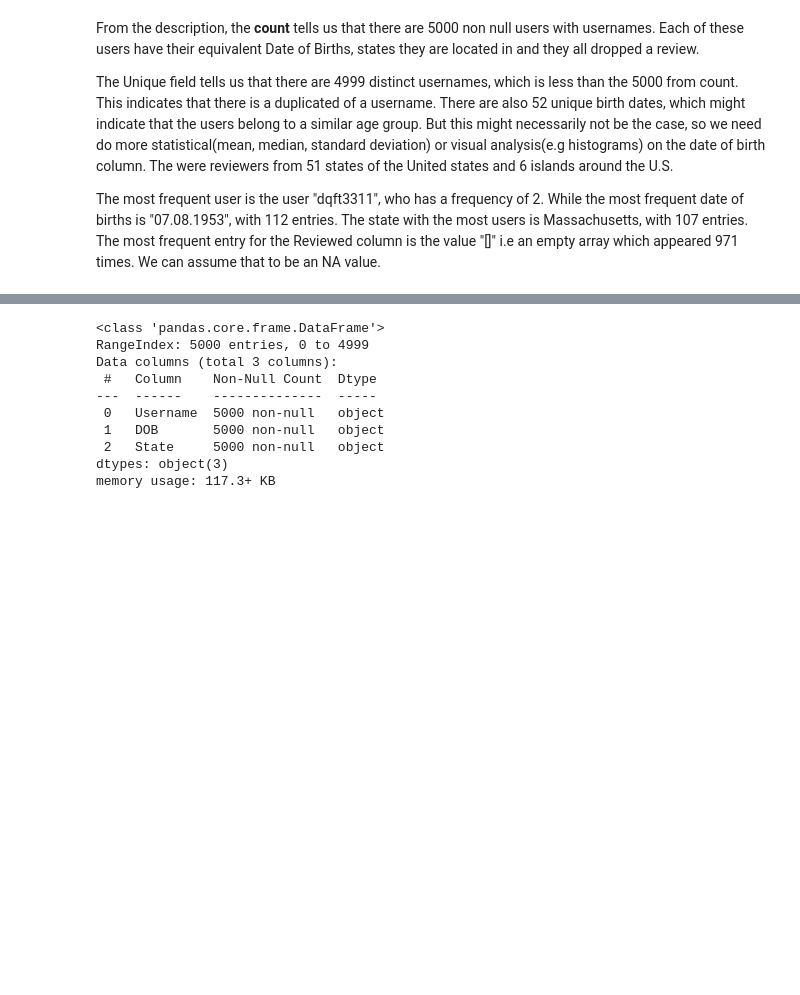
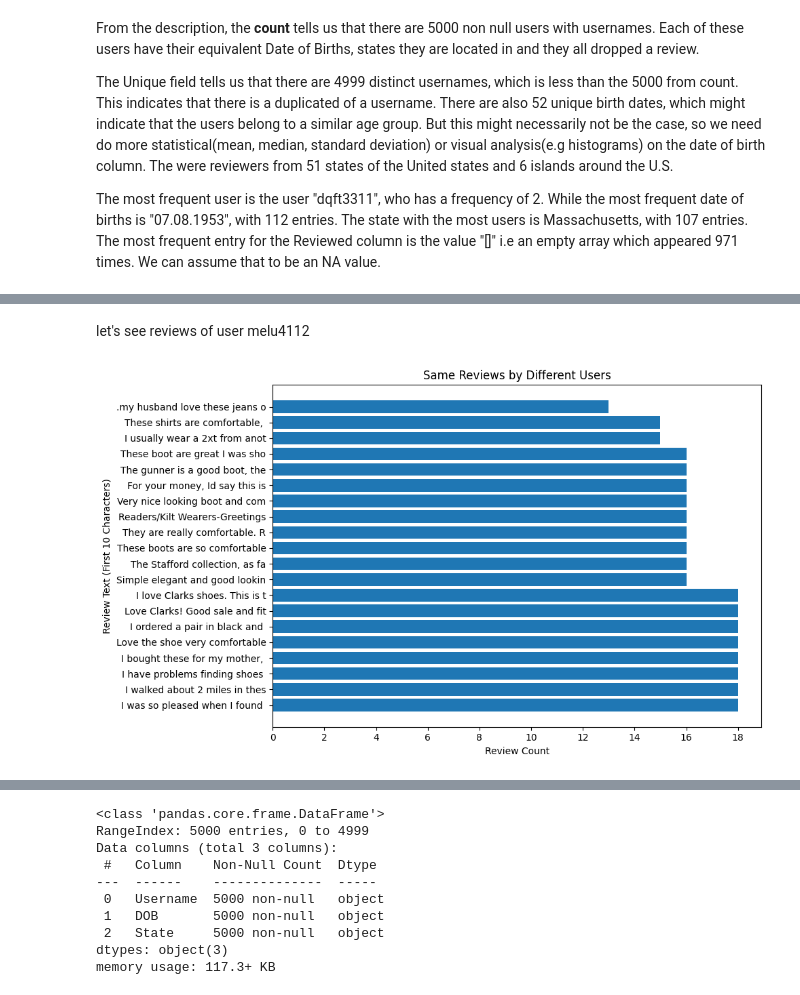
Before and after one commit to ovieimara/ITNPBD2, a Jupyter notebook: Assignment_ITNPBD2.ipynb, the cells around one changed output, grey strips where cells are left out. Drawn from its saved outputs; the diff is of its cells as text; code cells hidden in the pictures; blank space fills up the shorter version.

```diff
--- a/Assignment_ITNPBD2.ipynb
+++ b/Assignment_ITNPBD2.ipynb
@@ -348,0 +376,39 @@ display(reviews_df.head(3))
+# %% [markdown]
+let's see reviews of user melu4112
+# %%
+
+# Using matplotlib
+# review_counts = reviews_df['Review'].value_counts()
+# review_counts = review_counts[review_counts > 1][:5]  # Keep only reviews with count > 1
+# plt.figure(figsize=(15, 6))  # Adjust figure size as needed
+# plt.barh(review_counts.index.str[:60], review_counts.values)
+# plt.xlabel('Review Count')
+# plt.ylabel('Review Text')
+# plt.title('Reviews Appearing More Than Once')
+# plt.xticks(range(0, int(max(review_counts.values)) + 2))
+# plt.gca().invert_yaxis()  # Invert y-axis to show most frequent reviews first
+# plt.tight_layout()  # Adjust layout to prevent labels from overlapping
+# plt.show()
+
+duplicate_reviews = reviews_df[reviews_df.duplicated(subset=['Review'], keep=False)]
+duplicate_reviews_diff_users = duplicate_reviews[duplicate_reviews.duplicated(subset=['Review', 'Username'], keep=False) == False]
+review_counts = duplicate_reviews_diff_users['Review'].value_counts()[:20]
+plt.figure(figsize=(10, 6))
+plt.barh(review_counts.index.str[:30], review_counts.values)
+plt.xlabel('Review Count')
+plt.ylabel('Review Text (First 10 Characters)')
+plt.title('Same Reviews by Different Users')
+plt.xticks(range(0, int(max(review_counts.values)) + 2, 2))
+plt.tight_layout()
+plt.show()
+
+# Using seaborn
+# plt.figure(figsize=(20, 6))
+# sns.barplot(x=review_counts.values, y=review_counts.index[:10], orient='h')
+# plt.xlabel('Review Count')
+# plt.ylabel('Review Text')
+# plt.title('Reviews Appearing More Than Once')
+# # plt.tight_layout()
+# plt.show()
+# %% [output]
+[figure, added]
```
Also changed, not shown: parts of 47 cells of this notebook.
